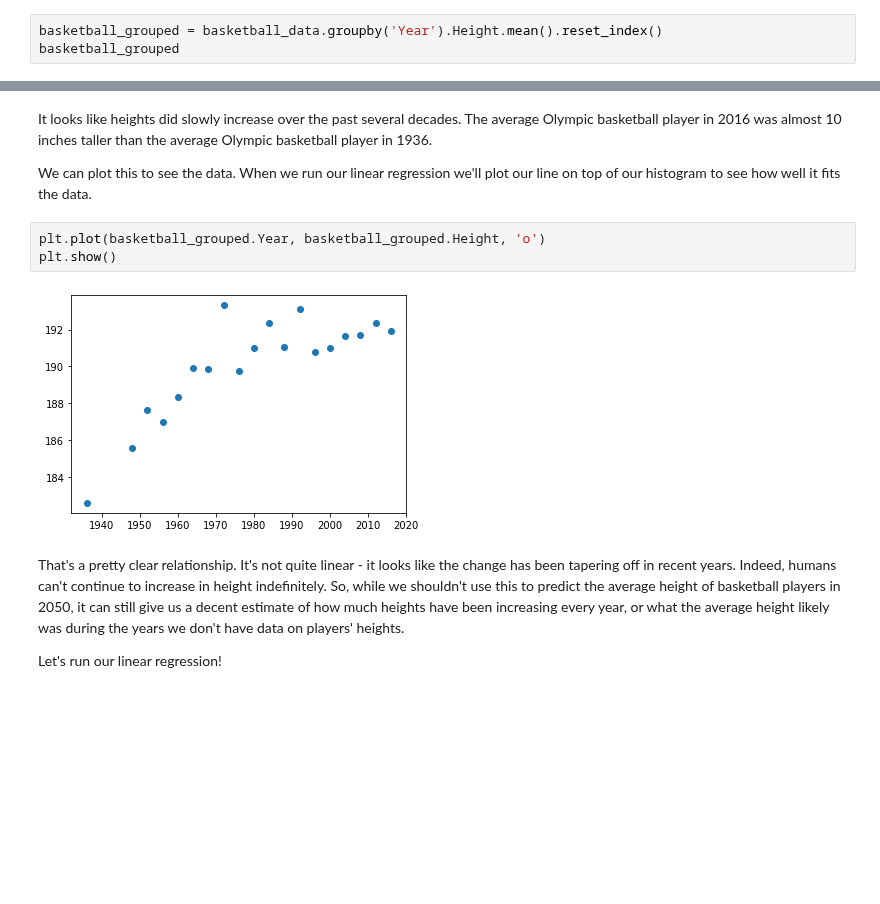
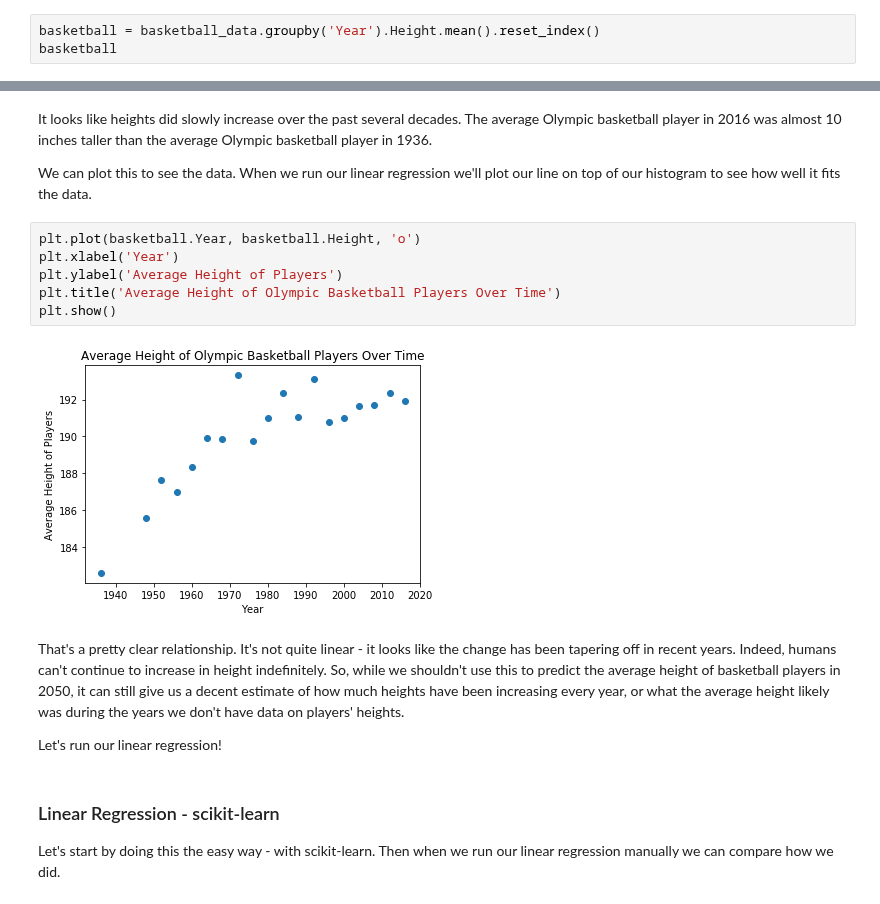
Before and after one commit to NWhite-7/Practice, a Jupyter notebook: machine_learning/linear_regression_practice.ipynb, the cells around one changed output, grey strips where cells are left out. Cells and saved outputs as stored; diff of their text form; blank space fills up the shorter version.

```diff
--- a/machine_learning/linear_regression_practice.ipynb
+++ b/machine_learning/linear_regression_practice.ipynb
@@ -72,8 +72,8 @@ We eventually want to run a linear regression. We can see if basketball players
 
 Let's start by visualizing our data.
 # %%
-basketball_grouped = basketball_data.groupby('Year').Height.mean().reset_index()
-basketball_grouped
+basketball = basketball_data.groupby('Year').Height.mean().reset_index()
+basketball
 # %% [output]
 |  | Year | Height |
 | 0 | 1936 | 182.574074 |
@@ -96,12 +96,19 @@ basketball_grouped
 It looks like heights did slowly increase over the past several decades. The average Olympic basketball player in 2016 was almost 10 inches taller than the average Olympic basketball player in 1936.
 
 We can plot this to see the data. When we run our linear regression we'll plot our line on top of our histogram to see how well it fits the data.
-# %%
-plt.plot(basketball_grouped.Year, basketball_grouped.Height, 'o')
-plt.show()
-# %% [output]
-[figure, removed]
+# %%
+plt.plot(basketball.Year, basketball.Height, 'o')
+plt.xlabel('Year')
+plt.ylabel('Average Height of Players')
+plt.title('Average Height of Olympic Basketball Players Over Time')
+plt.show()
+# %% [output]
+[figure, added]
 # %% [markdown]
 That's a pretty clear relationship. It's not quite linear - it looks like the change has been tapering off in recent years. Indeed, humans can't continue to increase in height indefinitely. So, while we shouldn't use this to predict the average height of basketball players in 2050, it can still give us a decent estimate of how much heights have been increasing every year, or what the average height likely was during the years we don't have data on players' heights.
 
 Let's run our linear regression!
+# %% [markdown]
+### Linear Regression - scikit-learn
+
+Let's start by doing this the easy way - with scikit-learn. Then when we run our linear regression manually we can compare how we did.
```
Also changed, not shown: parts of 4 cells of this notebook.
